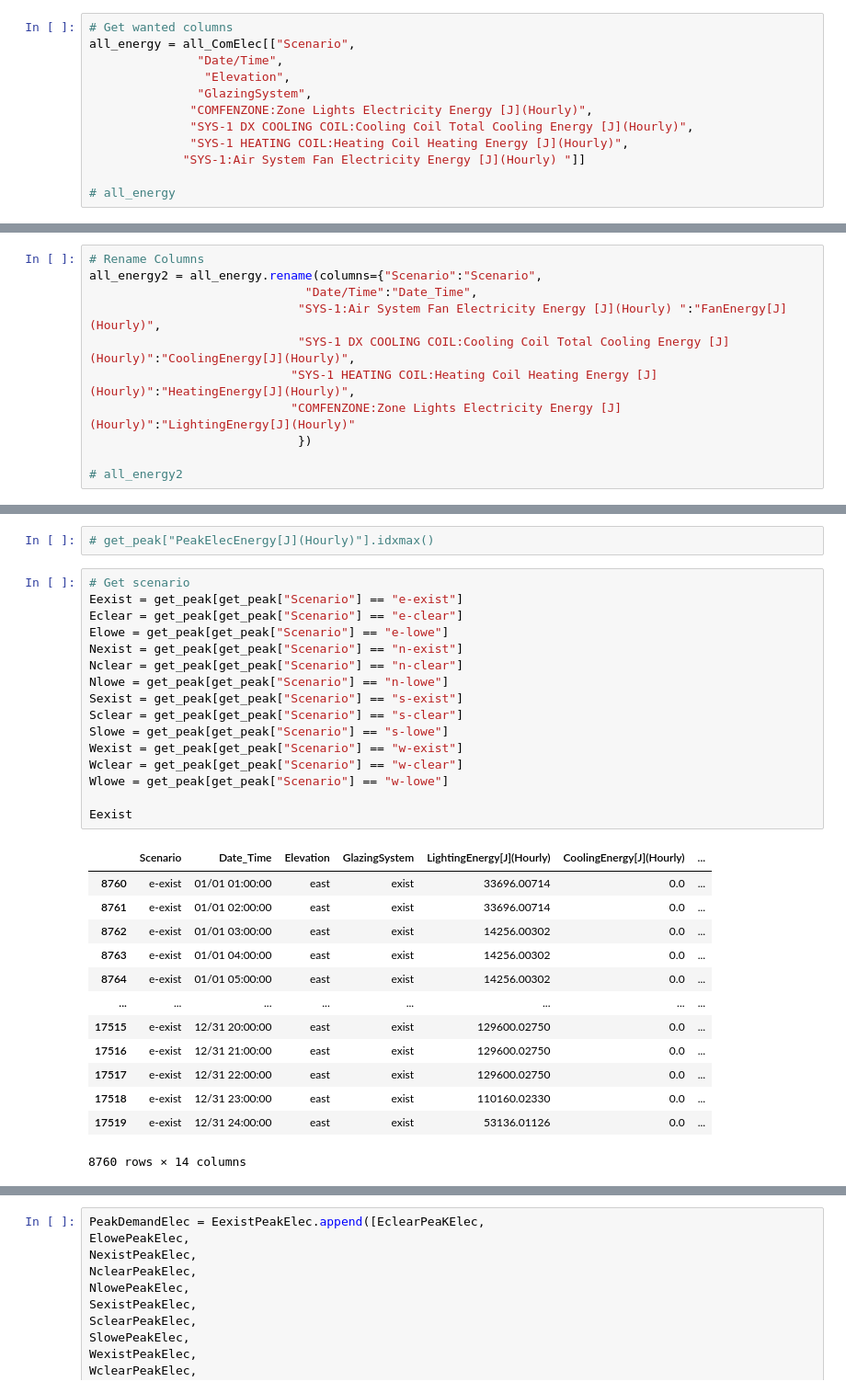
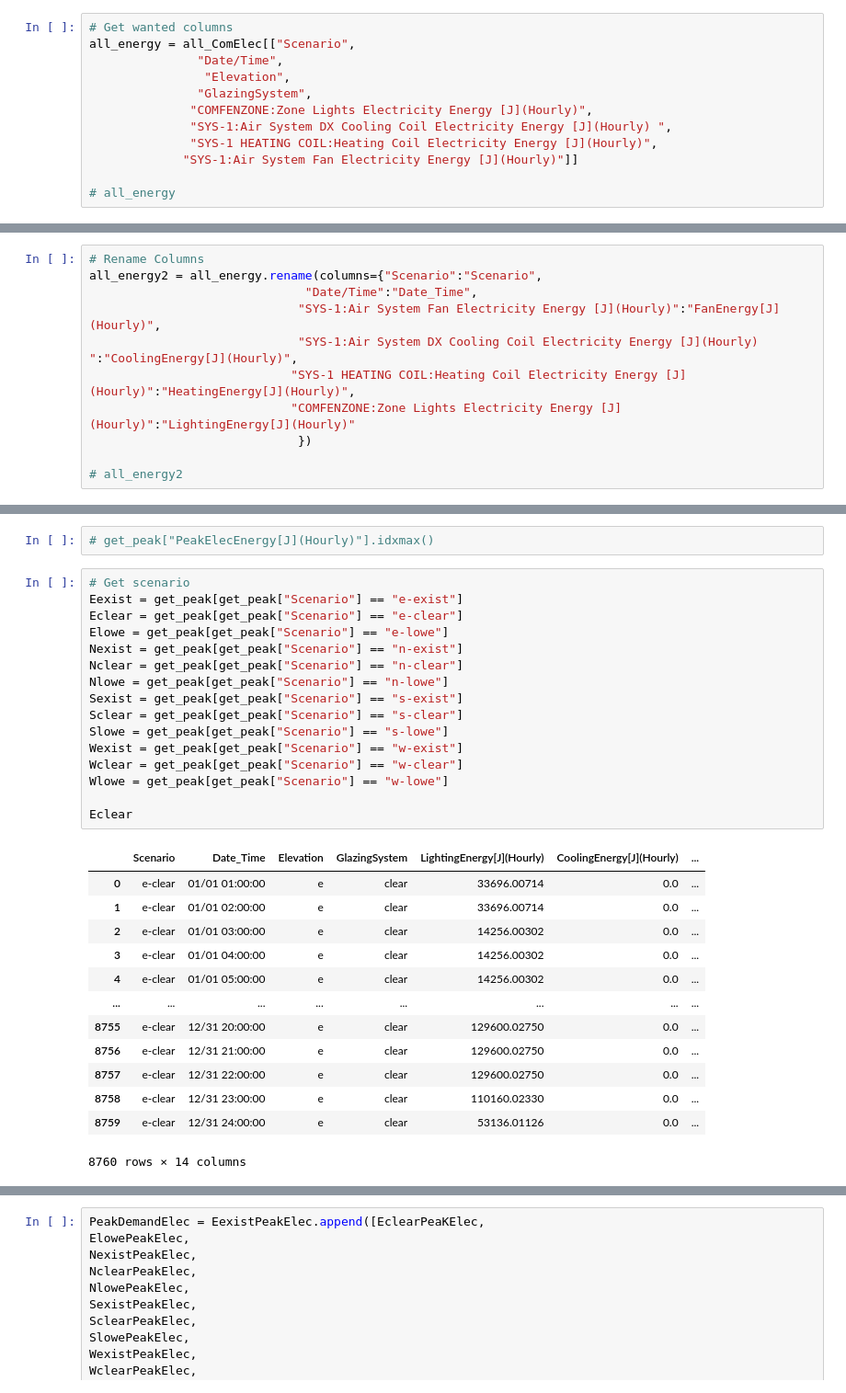
Before and after one commit to klharp/Eplus_Maine, a Jupyter notebook: CA_Monterey_scraper.ipynb, the cells around one changed output, grey strips where cells are left out. Shown at 92% size. Saved outputs shown, nothing was run; the diff lists cells and outputs as text.

```diff
--- a/CA_Monterey_scraper.ipynb
+++ b/CA_Monterey_scraper.ipynb
@@ -118,9 +136,9 @@ all_energy = all_ComElec[["Scenario",
                 "Elevation",
                "GlazingSystem",
               "COMFENZONE:Zone Lights Electricity Energy [J](Hourly)",
-              "SYS-1 DX COOLING COIL:Cooling Coil Total Cooling Energy [J](Hourly)",
-              "SYS-1 HEATING COIL:Heating Coil Heating Energy [J](Hourly)",
-             "SYS-1:Air System Fan Electricity Energy [J](Hourly) "]]
+              "SYS-1:Air System DX Cooling Coil Electricity Energy [J](Hourly) ",
+              "SYS-1 HEATING COIL:Heating Coil Electricity Energy [J](Hourly)",
+             "SYS-1:Air System Fan Electricity Energy [J](Hourly)"]]
 
 # all_energy
 # %%
@@ -145,9 +177,9 @@ all_energy.to_csv("Scraper_Output/monterey_all.csv", header=True, index=True)
 # Rename Columns
 all_energy2 = all_energy.rename(columns={"Scenario":"Scenario",
                               "Date/Time":"Date_Time",
-                             "SYS-1:Air System Fan Electricity Energy [J](Hourly) ":"FanEnergy[J](Hourly)",
-                             "SYS-1 DX COOLING COIL:Cooling Coil Total Cooling Energy [J](Hourly)":"CoolingEnergy[J](Hourly)",
-                            "SYS-1 HEATING COIL:Heating Coil Heating Energy [J](Hourly)":"HeatingEnergy[J](Hourly)",
+                             "SYS-1:Air System Fan Electricity Energy [J](Hourly)":"FanEnergy[J](Hourly)",
+                             "SYS-1:Air System DX Cooling Coil Electricity Energy [J](Hourly) ":"CoolingEnergy[J](Hourly)",
+                            "SYS-1 HEATING COIL:Heating Coil Electricity Energy [J](Hourly)":"HeatingEnergy[J](Hourly)",
                             "COMFENZONE:Zone Lights Electricity Energy [J](Hourly)":"LightingEnergy[J](Hourly)"
                              })
 
@@ -576,32 +623,32 @@ get_peak
 # %%
 # Get scenario
 Eexist = get_peak[get_peak["Scenario"] == "e-exist"]
 Eclear = get_peak[get_peak["Scenario"] == "e-clear"]
 Elowe = get_peak[get_peak["Scenario"] == "e-lowe"]
 Nexist = get_peak[get_peak["Scenario"] == "n-exist"]
 Nclear = get_peak[get_peak["Scenario"] == "n-clear"]
 Nlowe = get_peak[get_peak["Scenario"] == "n-lowe"]
 Sexist = get_peak[get_peak["Scenario"] == "s-exist"]
 Sclear = get_peak[get_peak["Scenario"] == "s-clear"]
 Slowe = get_peak[get_peak["Scenario"] == "s-lowe"]
 Wexist = get_peak[get_peak["Scenario"] == "w-exist"]
 Wclear = get_peak[get_peak["Scenario"] == "w-clear"]
 Wlowe = get_peak[get_peak["Scenario"] == "w-lowe"]
 
-Eexist
+Eclear
 # %% [output]
 |  | Scenario | Date_Time | Elevation | GlazingSystem | LightingEnergy[J](Hourly) | CoolingEnergy[J](Hourly) | ... |
-| 8760 | e-exist | 01/01 01:00:00 | east | exist | 33696.00714 | 0.0 | ... |
-| 8761 | e-exist | 01/01 02:00:00 | east | exist | 33696.00714 | 0.0 | ... |
-| 8762 | e-exist | 01/01 03:00:00 | east | exist | 14256.00302 | 0.0 | ... |
-| 8763 | e-exist | 01/01 04:00:00 | east | exist | 14256.00302 | 0.0 | ... |
-| 8764 | e-exist | 01/01 05:00:00 | east | exist | 14256.00302 | 0.0 | ... |
+| 0 | e-clear | 01/01 01:00:00 | e | clear | 33696.00714 | 0.0 | ... |
+| 1 | e-clear | 01/01 02:00:00 | e | clear | 33696.00714 | 0.0 | ... |
+| 2 | e-clear | 01/01 03:00:00 | e | clear | 14256.00302 | 0.0 | ... |
+| 3 | e-clear | 01/01 04:00:00 | e | clear | 14256.00302 | 0.0 | ... |
+| 4 | e-clear | 01/01 05:00:00 | e | clear | 14256.00302 | 0.0 | ... |
 | ... | ... | ... | ... | ... | ... | ... | ... |
-| 17515 | e-exist | 12/31 20:00:00 | east | exist | 129600.02750 | 0.0 | ... |
-| 17516 | e-exist | 12/31 21:00:00 | east | exist | 129600.02750 | 0.0 | ... |
-| 17517 | e-exist | 12/31 22:00:00 | east | exist | 129600.02750 | 0.0 | ... |
-| 17518 | e-exist | 12/31 23:00:00 | east | exist | 110160.02330 | 0.0 | ... |
-| 17519 | e-exist | 12/31 24:00:00 | east | exist | 53136.01126 | 0.0 | ... |
+| 8755 | e-clear | 12/31 20:00:00 | e | clear | 129600.02750 | 0.0 | ... |
+| 8756 | e-clear | 12/31 21:00:00 | e | clear | 129600.02750 | 0.0 | ... |
+| 8757 | e-clear | 12/31 22:00:00 | e | clear | 129600.02750 | 0.0 | ... |
+| 8758 | e-clear | 12/31 23:00:00 | e | clear | 110160.02330 | 0.0 | ... |
+| 8759 | e-clear | 12/31 24:00:00 | e | clear | 53136.01126 | 0.0 | ... |
 8760 rows × 14 columns
 # %%
 EexistPeakGas = pd.DataFrame(Eexist.loc[Eexist['HeatingEnergy[J](Hourly)'].idxmax()])
```
Also changed, not shown: parts of 14 cells of this notebook, 28 other files.
